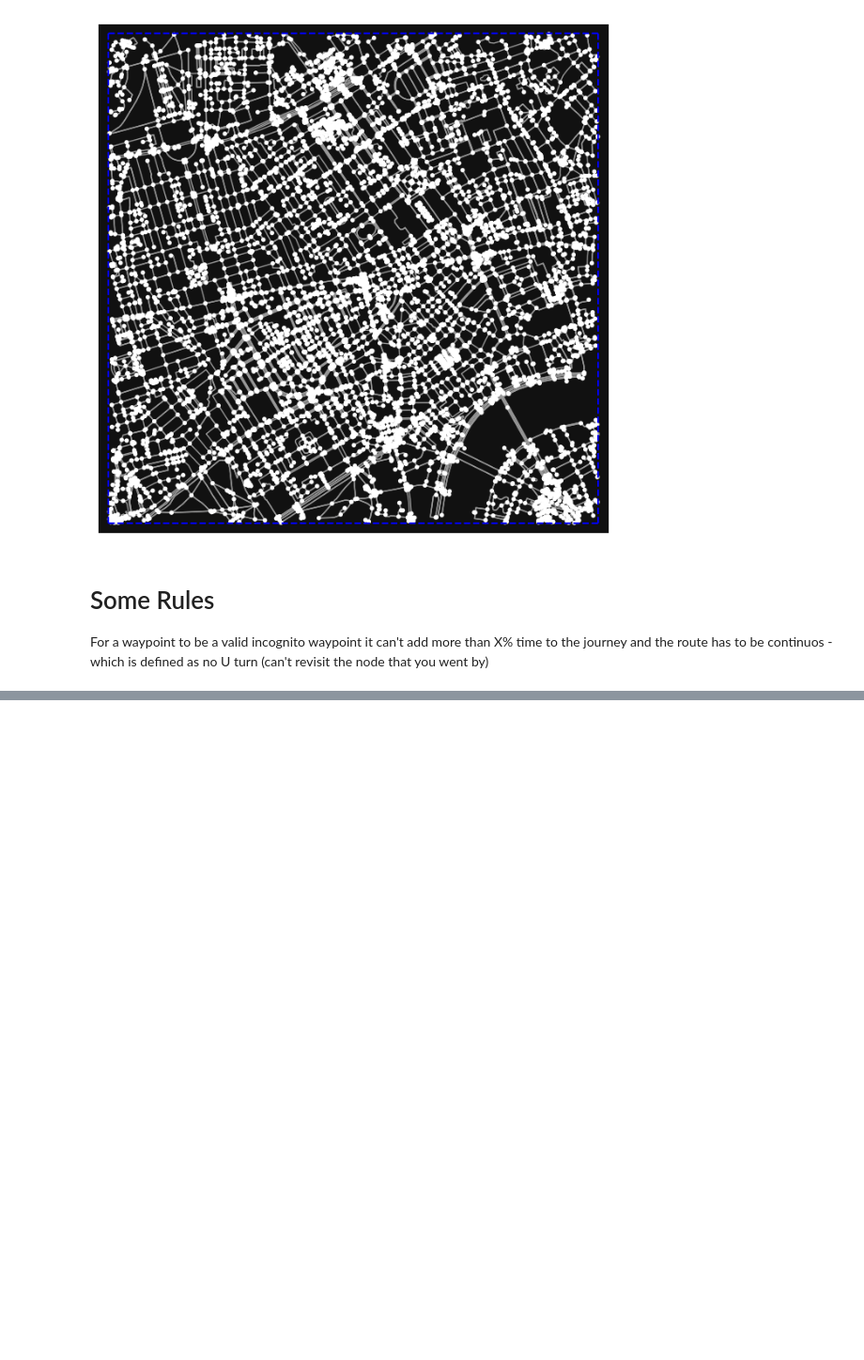
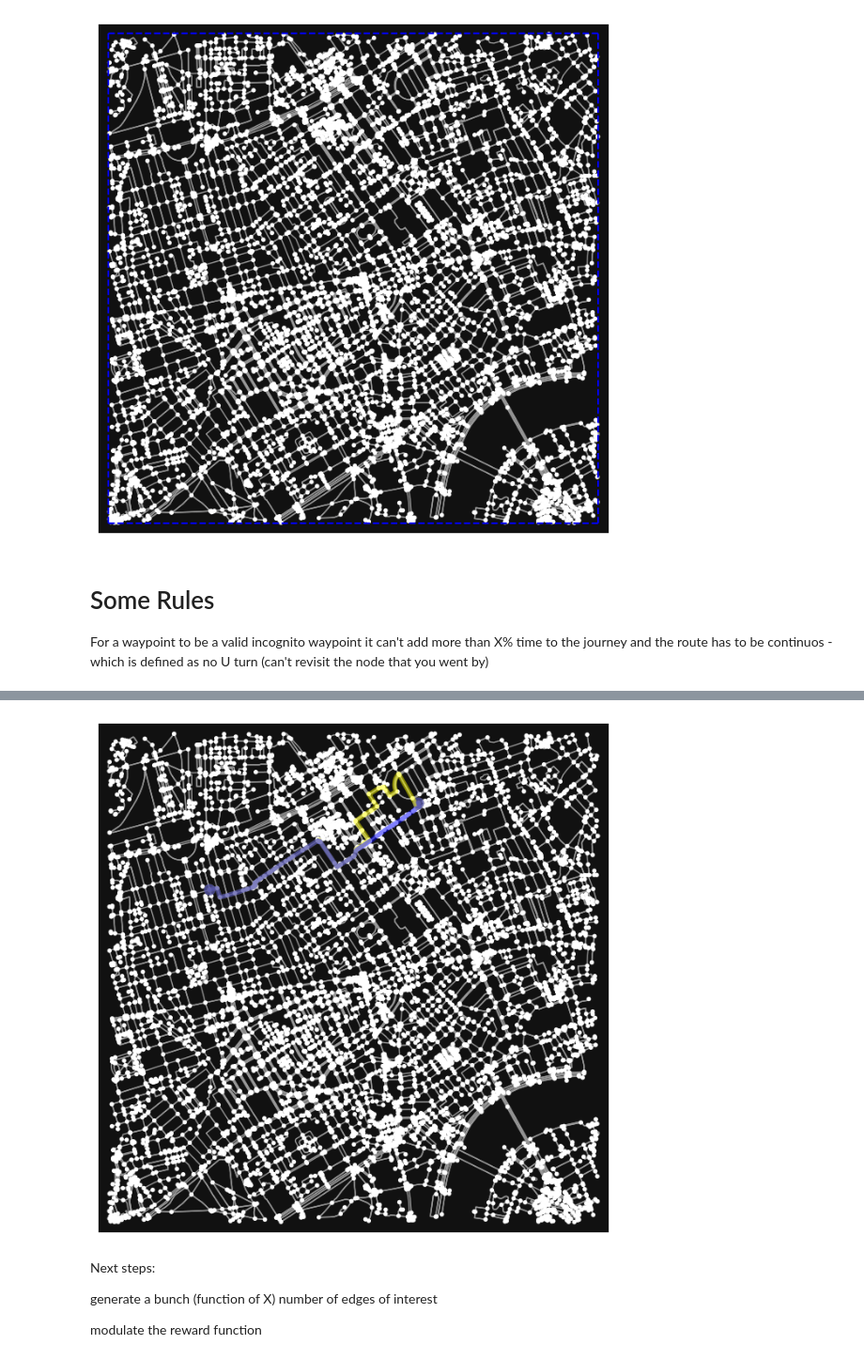
Before and after one commit to JContro/navigation-app-backend, a Jupyter notebook: notebooks/scraps/astar-via-waypoint.ipynb, the cells around one changed output, grey strips where cells are left out. Shown at 94% size. Drawn from its saved outputs; the diff is of its cells as text; code cells hidden in the pictures; blank space fills up the shorter version.

```diff
--- a/notebooks/scraps/astar-via-waypoint.ipynb
+++ b/notebooks/scraps/astar-via-waypoint.ipynb
@@ -103,0 +145,31 @@ Random Point 2: Latitude 51.52030080490748, Longitude -0.15083531559777533
+# %%
+def calculateWeight(data):
+    try:
+        if data.get('maxspeed'):
+            if isinstance(data['maxspeed'], list):
+                data['maxspeed'] = data['maxspeed'][0]
+            speed = float(data['maxspeed'].split(' ')[0])
+        else:
+            speed = 0
+    except:
+        print(data['maxspeed'])
+
+    weight =  data['length']/speed
+    return weight
+# %%
+for (i, j, data) in G.edges(data=True):
+    G[i][j][0]['weight'] = calculateWeight(data)
+# %%
+path_weight = nx.shortest_path(G, source=closest_node1, target=closest_node2, weight='weight')
+path_length = nx.shortest_path(G, source=closest_node1, target=closest_node2, weight='length')
+# %%
+
+fig, ax = ox.plot_graph_routes(G, routes=[path_weight, path_length], route_colors=['yellow','blue'], route_linewidth=4, show=False, close=False)
+# %% [output]
+[figure, added]
+# %% [markdown]
+Next steps:
+
+generate a bunch (function of X) number of edges of interest
+
+modulate the reward function
```
Also changed, not shown: parts of 11 cells of this notebook.
